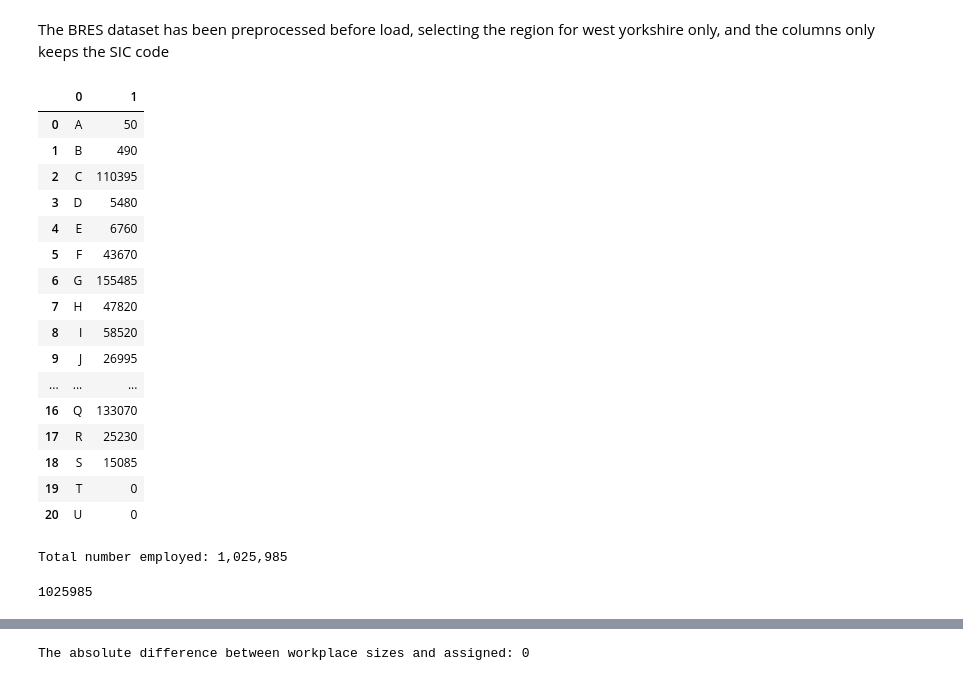
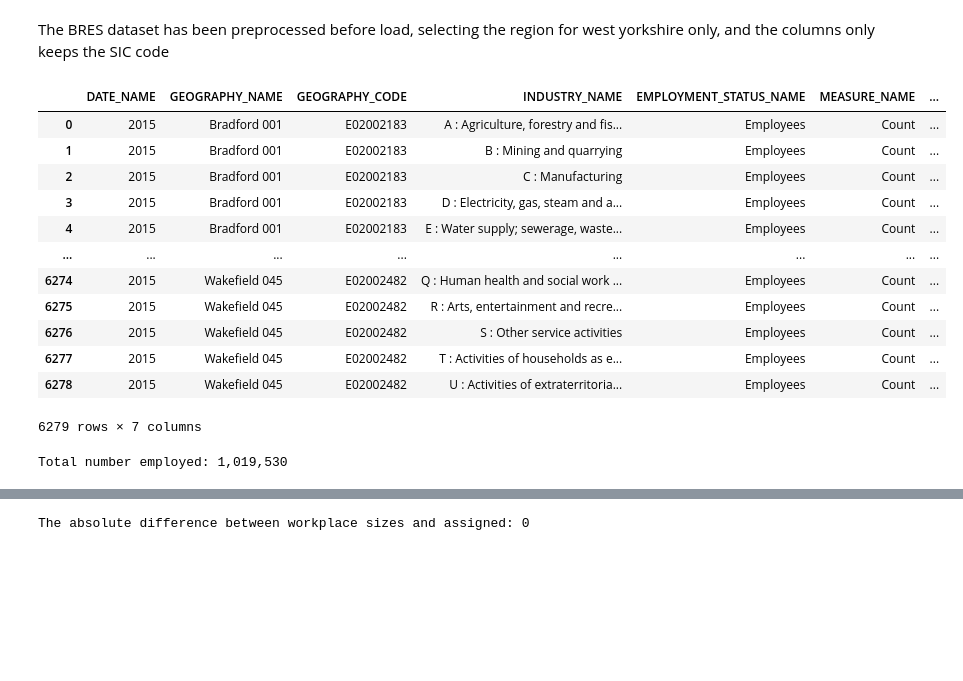
Before and after one commit to Urban-Analytics-Technology-Platform/acbm, a Jupyter notebook: notebooks/Validation_SPC_with Census.ipynb, the cells around one changed output, grey strips where cells are left out. Drawn from its saved outputs; the diff is of its cells as text; code cells hidden in the pictures; blank space fills up the shorter version.

```diff
--- a/notebooks/Validation_SPC_with Census.ipynb
+++ b/notebooks/Validation_SPC_with Census.ipynb
@@ -83,40 +83,42 @@ Total number in SPC expected to have employment: 1,324,680
 The BRES dataset has been preprocessed before load, selecting the region for west yorkshire only, and the columns only keeps the SIC code
 # %%
 # Load the business and employment data
-west_yorksire_employment = pd.read_csv(
-    "../data/external/west-yorkshire-emplyment.csv", header=None
-)
+#west_yorksire_employment = pd.read_csv(
+#    "../data/external/west-yorkshire-emplyment.csv", header=None
+#)
+# check the distribution of SIC codes
+#west_yorksire_employment
+
+
+
+# Load the business and employment data from Nomis API
+url= 'https://www.nomisweb.co.uk/api/v01/dataset/NM_172_1.data.csv?geography=1245710411...1245710660,1245714998,1245715007,1245715021,1245715022,1245710661...1245710705&date=latest&industry=150994945...150994965&employment_status=1&measure=1&measures=20100&select=date_name,geography_name,geography_code,industry_name,employment_status_name,measure_name,obs_value'
+west_yorksire_employment = pd.read_csv(url)
 # check the distribution of SIC codes
 west_yorksire_employment
 # %% [output]
-|  | 0 | 1 |
-| 0 | A | 50 |
-| 1 | B | 490 |
-| 2 | C | 110395 |
-| 3 | D | 5480 |
-| 4 | E | 6760 |
-| 5 | F | 43670 |
-| 6 | G | 155485 |
-| 7 | H | 47820 |
-| 8 | I | 58520 |
-| 9 | J | 26995 |
-| ... | ... | ... |
-| 16 | Q | 133070 |
-| 17 | R | 25230 |
-| 18 | S | 15085 |
-| 19 | T | 0 |
-| 20 | U | 0 |
+|  | DATE_NAME | GEOGRAPHY_NAME | GEOGRAPHY_CODE | INDUSTRY_NAME | EMPLOYMENT_STATUS_NAME | MEASURE_NAME | ... |
+| 0 | 2015 | Bradford 001 | E02002183 | A : Agriculture, forestry and fis... | Employees | Count | ... |
+| 1 | 2015 | Bradford 001 | E02002183 | B : Mining and quarrying | Employees | Count | ... |
+| 2 | 2015 | Bradford 001 | E02002183 | C : Manufacturing | Employees | Count | ... |
+| 3 | 2015 | Bradford 001 | E02002183 | D : Electricity, gas, steam and a... | Employees | Count | ... |
+| 4 | 2015 | Bradford 001 | E02002183 | E : Water supply; sewerage, waste... | Employees | Count | ... |
+| ... | ... | ... | ... | ... | ... | ... | ... |
+| 6274 | 2015 | Wakefield 045 | E02002482 | Q : Human health and social work ... | Employees | Count | ... |
+| 6275 | 2015 | Wakefield 045 | E02002482 | R : Arts, entertainment and recre... | Employees | Count | ... |
+| 6276 | 2015 | Wakefield 045 | E02002482 | S : Other service activities | Employees | Count | ... |
+| 6277 | 2015 | Wakefield 045 | E02002482 | T : Activities of households as e... | Employees | Count | ... |
+| 6278 | 2015 | Wakefield 045 | E02002482 | U : Activities of extraterritoria... | Employees | Count | ... |
+6279 rows × 7 columns
 # %%
-print(f"Total number employed: {west_yorksire_employment[1].sum():,.0f}")
+print(f"Total number employed: {west_yorksire_employment['OBS_VALUE'].sum():,.0f}")
 # %% [output]
-Total number employed: 1,025,985
+Total number employed: 1,019,530
 # %%
 
 # check the total number of people in the Business Register and Employment Survey data
-west_yorksire_employment.index = west_yorksire_employment[0]
-west_yorksire_employment = west_yorksire_employment.rename(
-    columns={1: "Business Register and Employment Survey"}
-)["Business Register and Employment Survey"]
-west_yorksire_employment.sum()
+#west_yorksire_employment.index = west_yorksire_employment[0]
+#west_yorksire_employment = west_yorksire_employment.rename(
+    #columns={1: "Business Register and Employment Survey"}
+#)["Business Register and Employment Survey"]
+#west_yorksire_employment.sum()
-# %% [output]
-1025985
```
Also changed, not shown: parts of 4 cells of this notebook.
